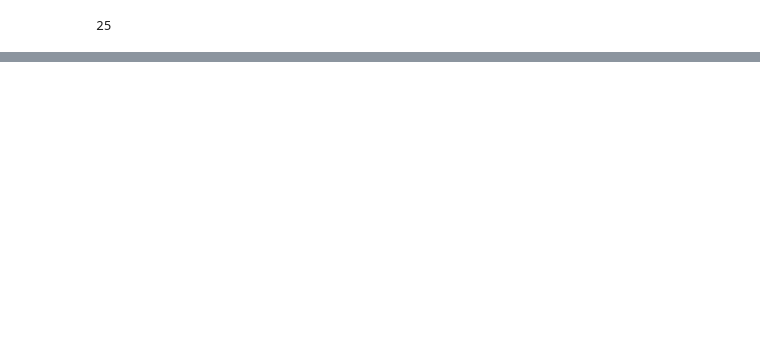
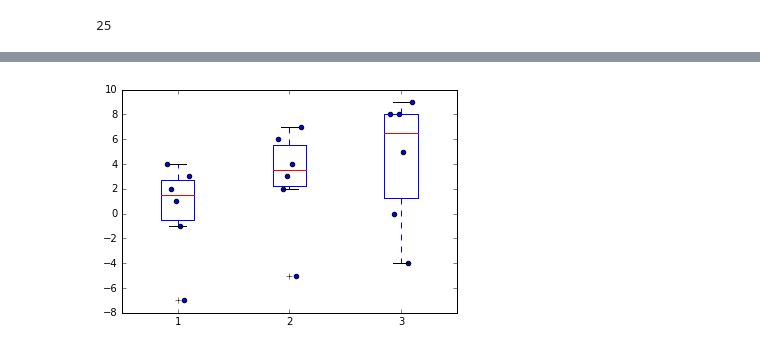
Before and after one commit to emmanuel-senft/data, a Jupyter notebook: scripts/logs.ipynb, the cells around one changed output, grey strips where cells are left out. Drawn from its saved outputs; the diff is of its cells as text; code cells hidden in the pictures; blank space fills up the shorter version.

```diff
--- a/scripts/logs.ipynb
+++ b/scripts/logs.ipynb
@@ -169,0 +177,4 @@ plt.show()
+# %%
+superplot(s_g-s_b)
+# %% [output]
+[figure, added]
```
Also changed, not shown: parts of 19 cells of this notebook, 7 other files.
